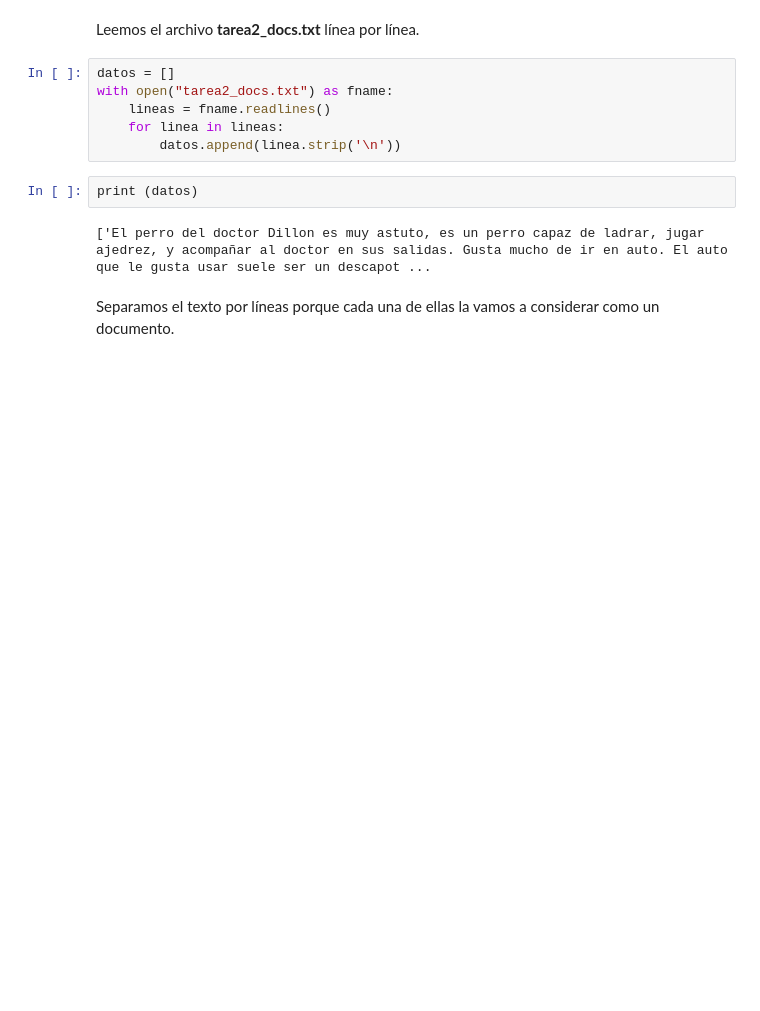
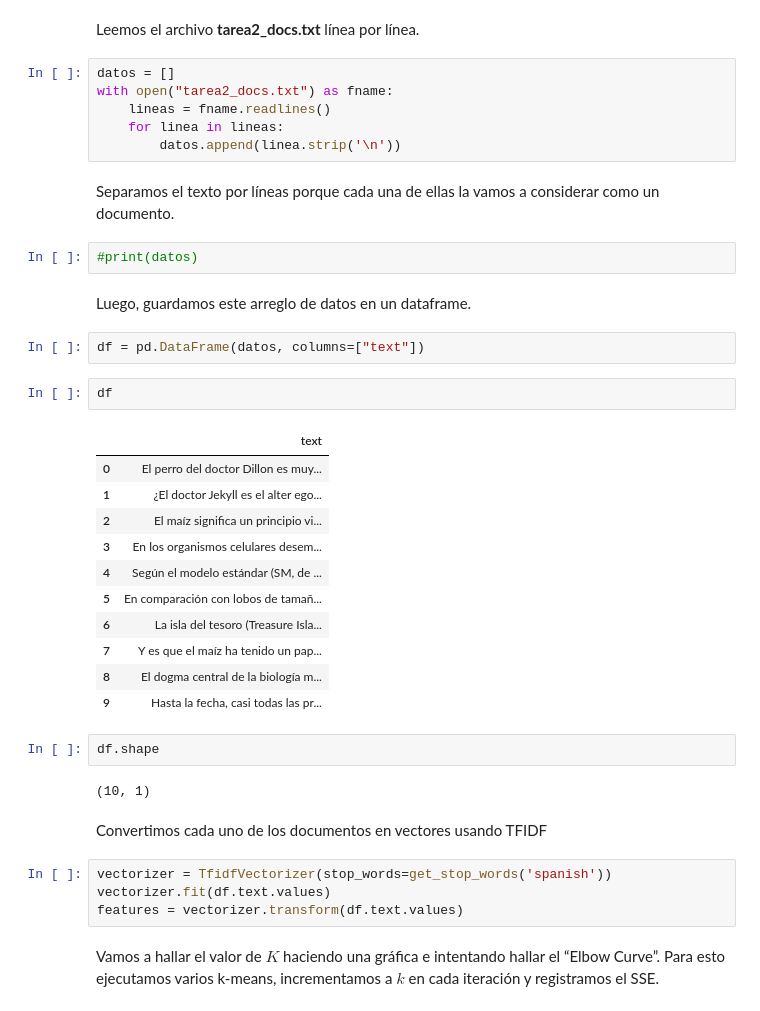
Before and after one commit to taniarubi/reconocimiento-de-patrones-y-aprendizaje-automatizado, a Jupyter notebook: tareas/tarea2/src/ejercicio1.ipynb, the cells around one changed output. Saved outputs shown, nothing was run; the diff lists cells and outputs as text; blank space fills up the shorter version.

```diff
--- a/tareas/tarea2/src/ejercicio1.ipynb
+++ b/tareas/tarea2/src/ejercicio1.ipynb
@@ -8,9 +20,37 @@ with open("tarea2_docs.txt") as fname:
     lineas = fname.readlines()
     for linea in lineas:
         datos.append(linea.strip('\n'))
-# %%
-print (datos)
-# %% [output]
-['El perro del doctor Dillon es muy astuto, es un perro capaz de ladrar, jugar ajedrez, y acompañar al doctor en sus salidas. Gusta mucho de ir en auto. El auto que le gusta usar suele ser un descapot ...
 # %% [markdown]
 Separamos el texto por líneas porque cada una de ellas la vamos a considerar como un documento.
+# %%
+#print(datos)
+# %% [markdown]
+Luego, guardamos este arreglo de datos en un dataframe.
+# %%
+df = pd.DataFrame(datos, columns=["text"])
+# %%
+df
+# %% [output]
+|  | text |
+| 0 | El perro del doctor Dillon es muy... |
+| 1 | ¿El doctor Jekyll es el alter ego... |
+| 2 | El maíz significa un principio vi... |
+| 3 | En los organismos celulares desem... |
+| 4 | Según el modelo estándar (SM, de ... |
+| 5 | En comparación con lobos de tamañ... |
+| 6 | La isla del tesoro (Treasure Isla... |
+| 7 | Y es que el maíz ha tenido un pap... |
+| 8 | El dogma central de la biología m... |
+| 9 | Hasta la fecha, casi todas las pr... |
+# %%
+df.shape
+# %% [output]
+(10, 1)
+# %% [markdown]
+Convertimos cada uno de los documentos en vectores usando TFIDF
+# %%
+vectorizer = TfidfVectorizer(stop_words=get_stop_words('spanish'))
+vectorizer.fit(df.text.values)
+features = vectorizer.transform(df.text.values)
+# %% [markdown]
+Vamos a hallar el valor de $K$ haciendo una gráfica e intentando hallar el “Elbow Curve”. Para esto ejecutamos varios k-means, incrementamos a $k$ en cada iteración y registramos el SSE.
```
Also changed, not shown: parts of 18 cells of this notebook, 2 other files.
